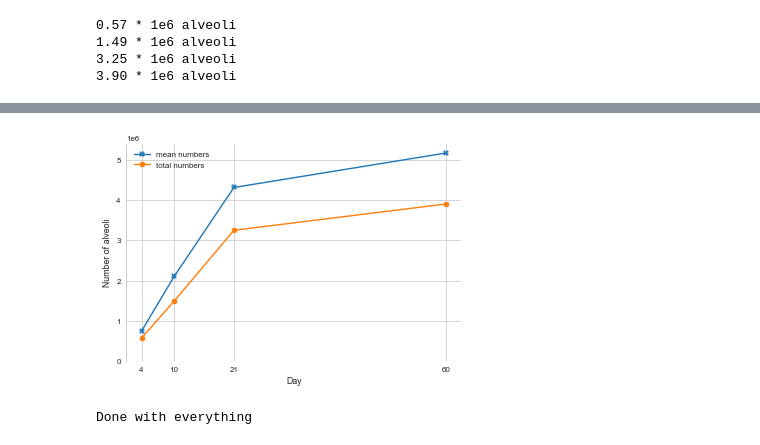
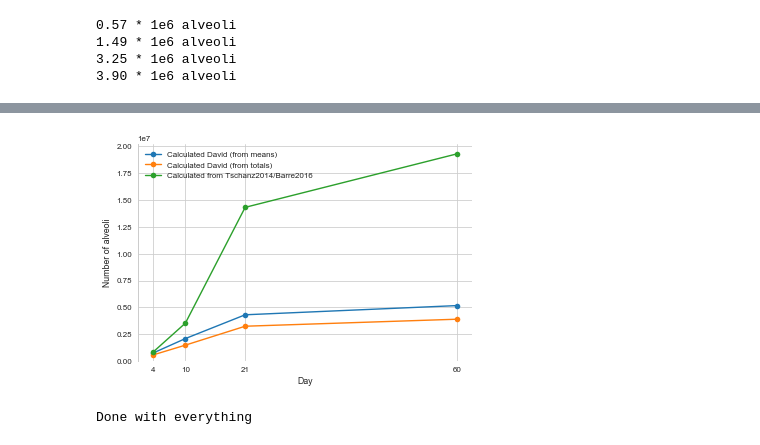
Before and after one commit to habi/acinar-analysis, a Jupyter notebook: Analysis.ipynb, the cells around one changed output, grey strips where cells are left out. Drawn from its saved outputs; the diff is of its cells as text; code cells hidden in the pictures.

```diff
--- a/Analysis.ipynb
+++ b/Analysis.ipynb
@@ -1387,0 +1388,5 @@ plt.show()
+# %%
+NumberOfAcini = numpy.divide(V_lung_par, V_az)
+print('In the mean (%0.f), we have about %0.2f times what Sebastien has (%s)...' % (numpy.mean(NumberOfAcini),
+                                                                                    numpy.mean(NumberOfAcini) / BarreNumberOfAcini,
+                                                                                    BarreNumberOfAcini))
@@ -1388 +1406,3 @@ plt.show()
+# %%
+NumberOfAlveoli = NumberOfAcini * MeanCounts
 # %%
@@ -1416,11 +1441,9 @@ V_lung_airspaceSTD = [numpy.std(v) for v in V_lung_airspace_values]
 TotalAlveolarVolume = [None] * len(Data.Day.unique())
 TotalAcinarVolume = [None] * len(Data.Day.unique())
 TotalCounts = [None] * len(Data.Day.unique())
-TotalCountsSTD = [None] * len(Data.Day.unique())
 for c, day in enumerate(sorted(Data.Day.unique())):
     print('Day %s' % day)
     TotalCounts[c] = numpy.sum(Data.loc[Data.Day == day]['Counts_Eveline'])
-    TotalCountsSTD[c] = numpy.std(Data.loc[Data.Day == day]['Counts_Eveline'])
     print('Total counts: %s' % int(TotalCounts[c]))
     # Acinus volume (*including* Ductus...), converted  from mm^3  to um^3
     # https://encrypted.google.com/search?hl=en&q=cubic%20millimeter%20to%20cubic%20micrometer
@@ -1457,11 +1480,13 @@ Total alveolar volume: 1.73e+06 um^3
 MeanAlveolareVolumeStefan = pandas.read_excel(glob.glob('*v9*David.xl*')[0], sheet_name=0, usecols='T', skiprows=2)
 # %%
 # Plot the mean alveolar volumes
-plt.plot(sorted(Data.Day.unique()),
-         MeanAlveolareVolumeDavid, label='Calculated David (see above)', marker='X')
+plt.plot(sorted(Data.Day.unique()), MeanAlveolarVolume,
+         marker='o', label='Calculated David (from means)')
+plt.plot(sorted(Data.Day.unique()), MeanAlveolareVolumeDavid,
+         marker='o', label='Calculated David (from totals)')
 # Stefan also has day 36, so we just append it prior to sorting
-plt.plot(sorted(numpy.append(Data.Day.unique(),36)),
-         MeanAlveolareVolumeStefan, label='Calculated Stefan (Excel)', marker='o')
+plt.plot(sorted(numpy.append(Data.Day.unique(),36)), MeanAlveolareVolumeStefan,
+         marker='o', label='Calculated Stefan (Excel)')
 plt.title('Mean alveolar volumes')
 plt.ylabel('alveolar volume [ul]')
 plt.xticks(numpy.append(Data.Day.unique(),36))
@@ -1504,14 +1509,13 @@ plt.show()
 # %%
-# Compare both numbers
-plt.plot(sorted(Data.Day.unique()), N_alv_lung, marker='X', label='mean numbers')
-plt.plot(sorted(Data.Day.unique()), N_alv_total, marker='o', label='total numbers')
-plt.legend()
+# Number of Alveoli
+plt.plot(sorted(Data.Day.unique()), NumberOfAlveoli, marker='o', label='Calculated David (from means)')
+plt.plot(sorted(Data.Day.unique()), N_alv_total, marker='o', label='Calculated David (from totals)')
+plt.plot(sorted(Data.Day.unique()), StefanNumberOfAlveoli, marker='o', label='Calculated from Tschanz2014/Barre2016')
+plt.legend(loc='best')
+plt.xticks(Data.Day.unique())
 plt.xlabel('Day')
 plt.ylabel('Number of alveoli')
 plt.ylim(ymin=0)
-plt.gca().ticklabel_format(axis='y', style='sci', scilimits=(0, 0))
-plt.xticks(Data.Day.unique())
-plt.savefig(os.path.join(OutputDir, 'alveolar_number_absolute.png'))
 plt.show()
 # %% [output]
-[figure, old version]
+[figure, new version]
```
Also changed, not shown: parts of 37 cells of this notebook.
